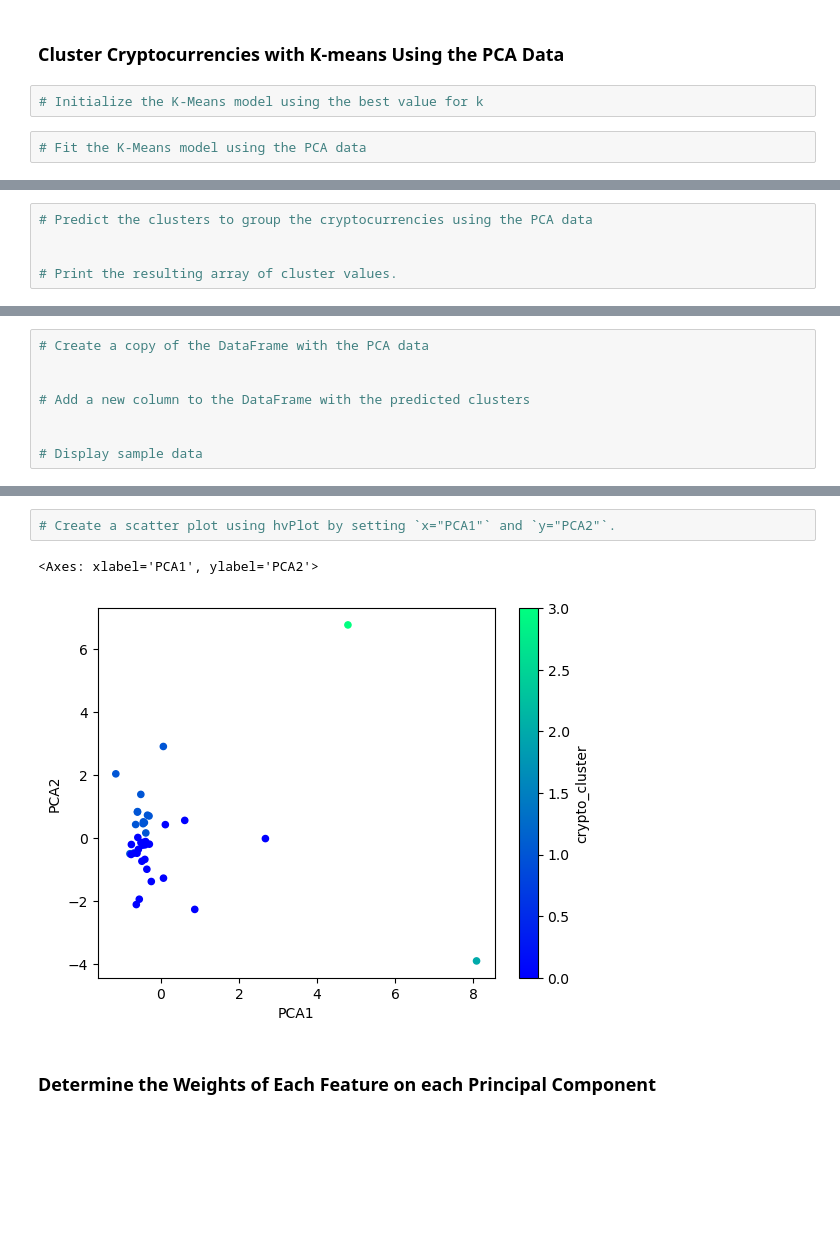
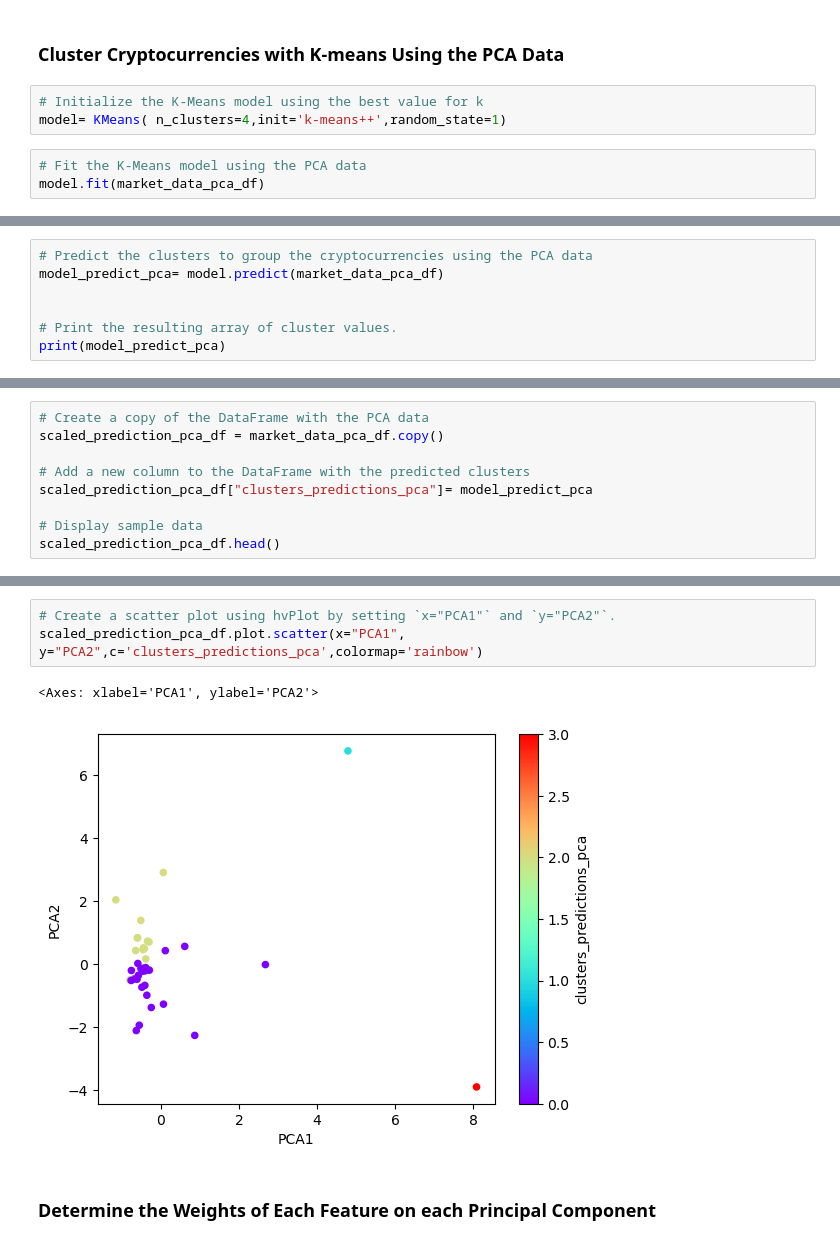
Before and after one commit to fhollan/CryptoClustering, a Jupyter notebook: Crypto_Clustering.ipynb, the cells around one changed output, grey strips where cells are left out. Saved outputs shown, nothing was run; the diff lists cells and outputs as text; blank space fills up the shorter version.

```diff
--- a/Crypto_Clustering.ipynb
+++ b/Crypto_Clustering.ipynb
@@ -246,5 +304,7 @@ elbow_plot_pca
 ### Cluster Cryptocurrencies with K-means Using the PCA Data
 # %%
 # Initialize the K-Means model using the best value for k
+model= KMeans( n_clusters=4,init='k-means++',random_state=1)
 # %%
 # Fit the K-Means model using the PCA data
+model.fit(market_data_pca_df)
@@ -251,5 +313,7 @@ elbow_plot_pca
 # %%
 # Predict the clusters to group the cryptocurrencies using the PCA data
+model_predict_pca= model.predict(market_data_pca_df)
 
 
 # Print the resulting array of cluster values.
+print(model_predict_pca)
@@ -256,9 +323,10 @@ elbow_plot_pca
 # %%
 # Create a copy of the DataFrame with the PCA data
-
+scaled_prediction_pca_df = market_data_pca_df.copy()
 
 # Add a new column to the DataFrame with the predicted clusters
-
+scaled_prediction_pca_df["clusters_predictions_pca"]= model_predict_pca
 
 # Display sample data
+scaled_prediction_pca_df.head()
 # %% [output]
@@ -272,8 +340,9 @@ elbow_plot_pca
 # %%
 # Create a scatter plot using hvPlot by setting `x="PCA1"` and `y="PCA2"`.
+scaled_prediction_pca_df.plot.scatter(x="PCA1", y="PCA2",c='clusters_predictions_pca',colormap='rainbow')
 # %% [output]
 <Axes: xlabel='PCA1', ylabel='PCA2'>
-[figure, old version]
+[figure, new version]
 # %% [markdown]
 ### Determine the Weights of Each Feature on each Principal Component
 # %%
```
Also changed, not shown: parts of 17 cells of this notebook.
